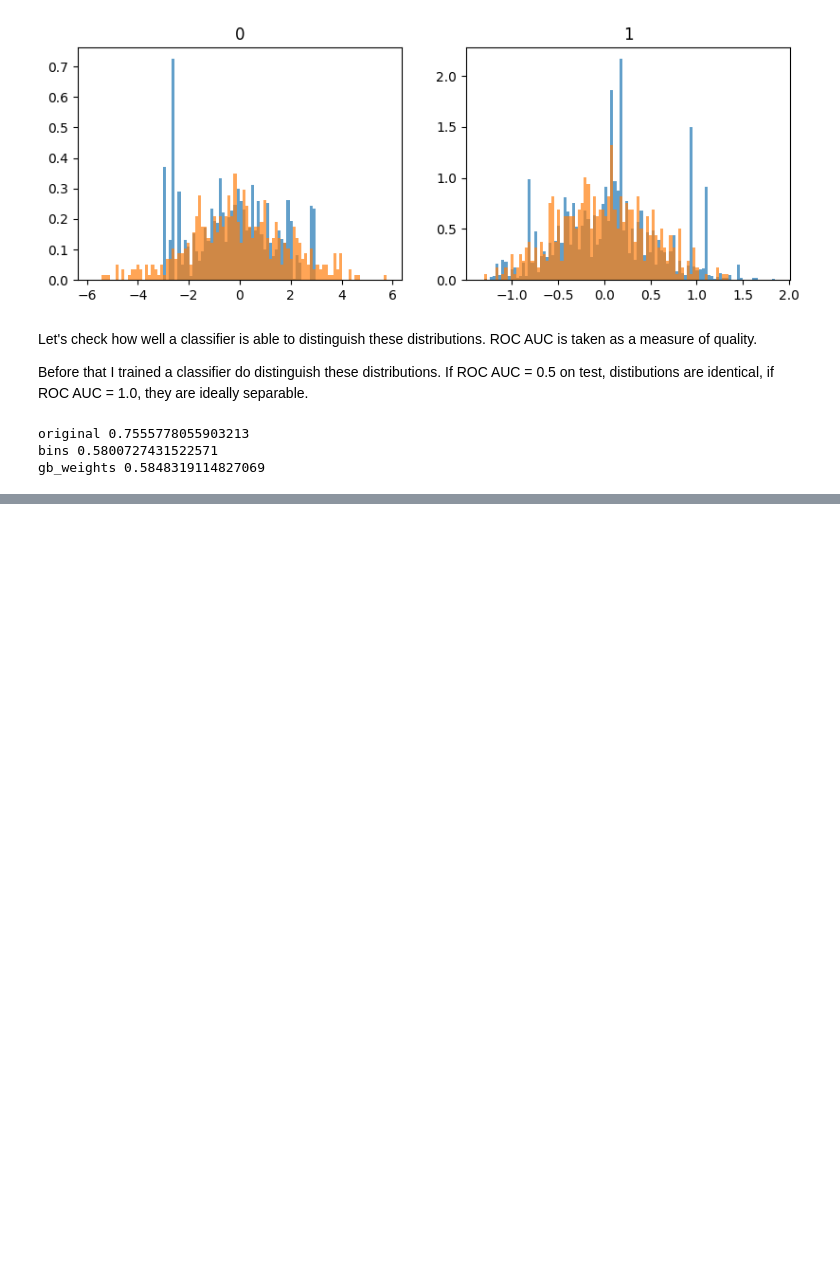
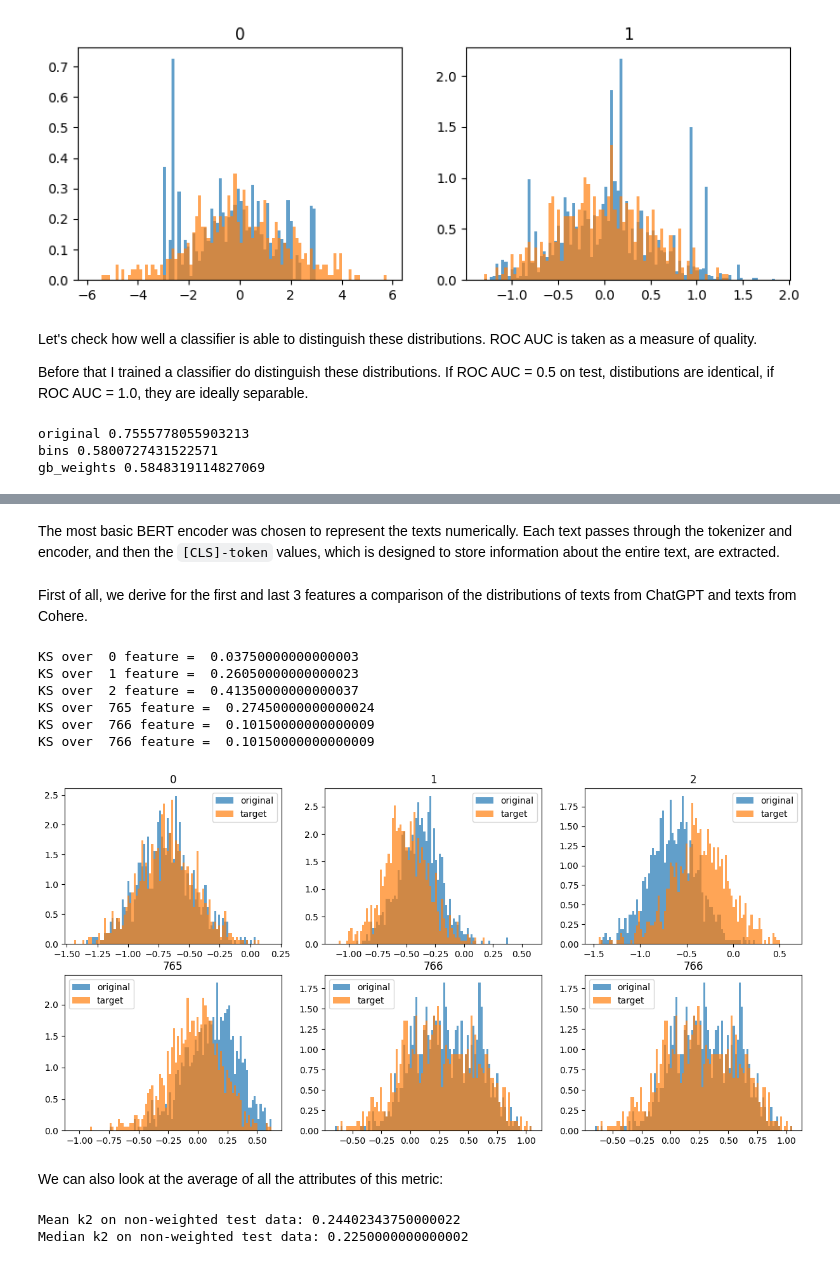
Before and after one commit to grgera/Propensity-Score-Eval, a Jupyter notebook: toy_example_2.0.ipynb, the cells around one changed output, grey strips where cells are left out. Cells and saved outputs as stored; diff of their text form; code cells hidden in the pictures; blank space fills up the shorter version.

```diff
--- a/toy_example_2.0.ipynb
+++ b/toy_example_2.0.ipynb
@@ -247,0 +280,64 @@ gb_weights 0.5848319114827069
+# %%
+tokenizer = AutoTokenizer.from_pretrained("google-bert/bert-base-uncased")
+model = AutoModelForMaskedLM.from_pretrained("google-bert/bert-base-uncased")
+# %% [markdown]
+The most basic BERT encoder was chosen to represent the texts numerically. Each text passes through the tokenizer and encoder, and then the `[CLS]-token` values, which is designed to store information about the entire text, are extracted.
+# %%
+def cls_matrix(texts_list):
+    current_cls_matrix = np.zeros((len(texts_list), 768))
+    for j, sent in enumerate(tqdm(texts_list)):
+        tokenized_sent = tokenizer.encode_plus(sent,
+                                           add_special_tokens = True,
+                                           truncation = True,
+                                           return_attention_mask=False,
+                                           return_token_type_ids=False,
+                                           return_tensors = 'pt')
+
+        _cls = model.bert(tokenized_sent['input_ids']).last_hidden_state[:,0,:]
+        current_cls_matrix[j, :] = _cls.detach().numpy()[0]
+    return current_cls_matrix
+# %%
+original = cls_matrix(texts["chatgpt"].tolist())
+original_train, original_test = original[:2000, :], original[2000:, :]
+
+target = cls_matrix(texts["cohere"].tolist())
+target_train, target_test = target[:2000, :], target[2000:, :]
+# %% [markdown]
+First of all, we derive for the first and last 3 features a comparison of the distributions of texts from ChatGPT and texts from Cohere.
+# %%
+hist_settings = {'bins': 100, 'density': True, 'alpha': 0.7}
+original_weights = np.ones(len(original_test))
+
+def draw_distributions(original, target, new_original_weights):
+    plt.figure(figsize=[15, 7])
+    for id, column in enumerate([0, 1, 2, 765, 766, 766], 1):
+        xlim = np.percentile(np.hstack([target[:, column]]), [0.01, 99.99])
+        plt.subplot(2, 3, id)
+        plt.hist(original[:, column], weights=new_original_weights, range=xlim, label="original", **hist_settings, )
+        plt.hist(target[:, column], range=xlim, label="target", **hist_settings)
+        plt.title(column)
+        plt.legend()
+        print('KS over ', column, 'feature = ', ks_2samp_weighted(original[:, column], target[:, column],
+                                         weights1=new_original_weights, weights2=np.ones(len(target), dtype=float)))
+# %%
+draw_distributions(original_test, target_test, original_weights)
+# %% [output]
+KS over  0 feature =  0.03750000000000003
+KS over  1 feature =  0.26050000000000023
+KS over  2 feature =  0.41350000000000037
+KS over  765 feature =  0.27450000000000024
+KS over  766 feature =  0.10150000000000009
+KS over  766 feature =  0.10150000000000009
+[figure, added]
+# %% [markdown]
+We can also look at the average of all the attributes of this metric:
+# %%
+average_k2 =[]
+for i in range(768):
+    average_k2.append(ks_2samp_weighted(original_test[:, i], target_test[:, i], weights1=np.ones(len(original_test)), weights2=np.ones(len(target_test), dtype=float)))
+
+print("Mean k2 on non-weighted test data:", np.mean(average_k2))
+print("Median k2 on non-weighted test data:", np.median(average_k2))
+# %% [output]
+Mean k2 on non-weighted test data: 0.24402343750000022
+Median k2 on non-weighted test data: 0.2250000000000002
```
Also changed, not shown: parts of 19 cells of this notebook, 1 other file.
